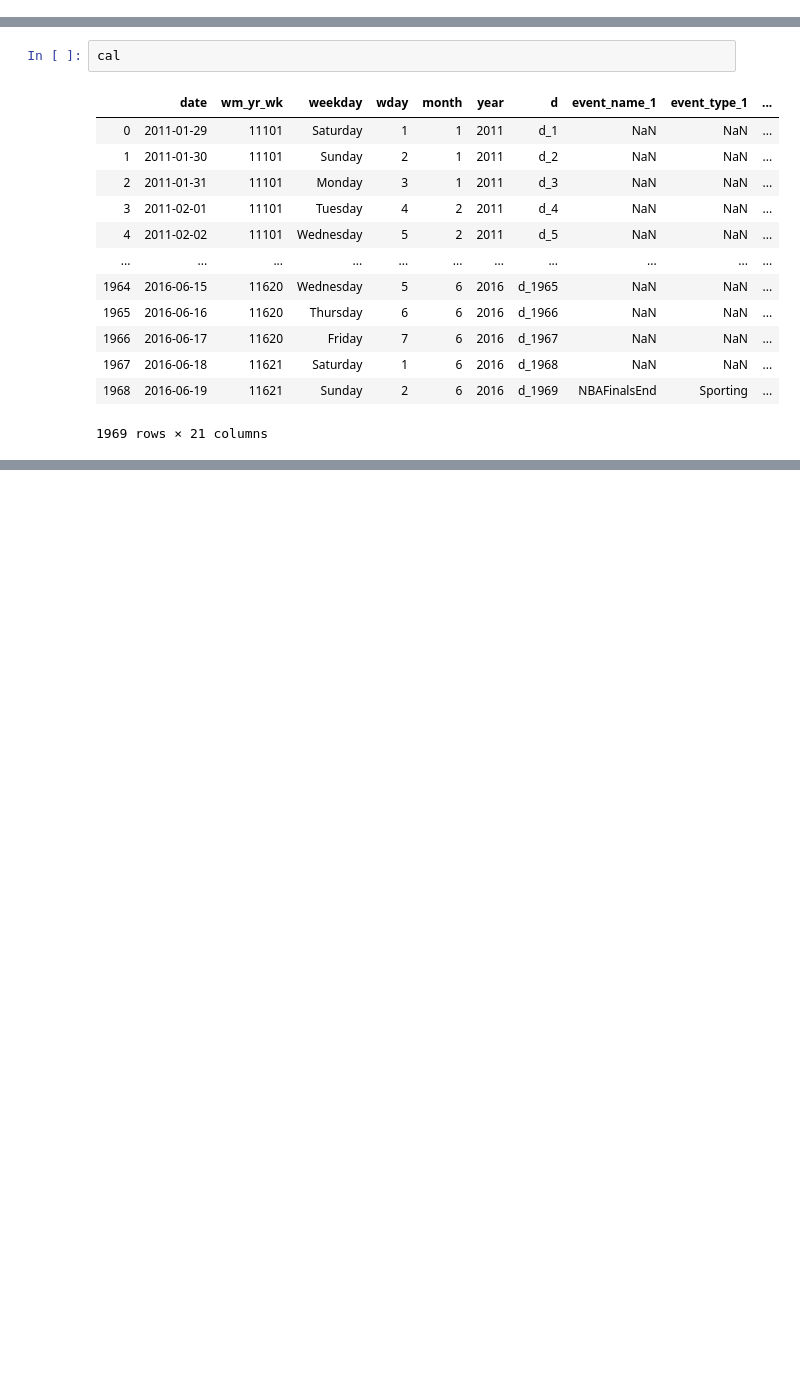
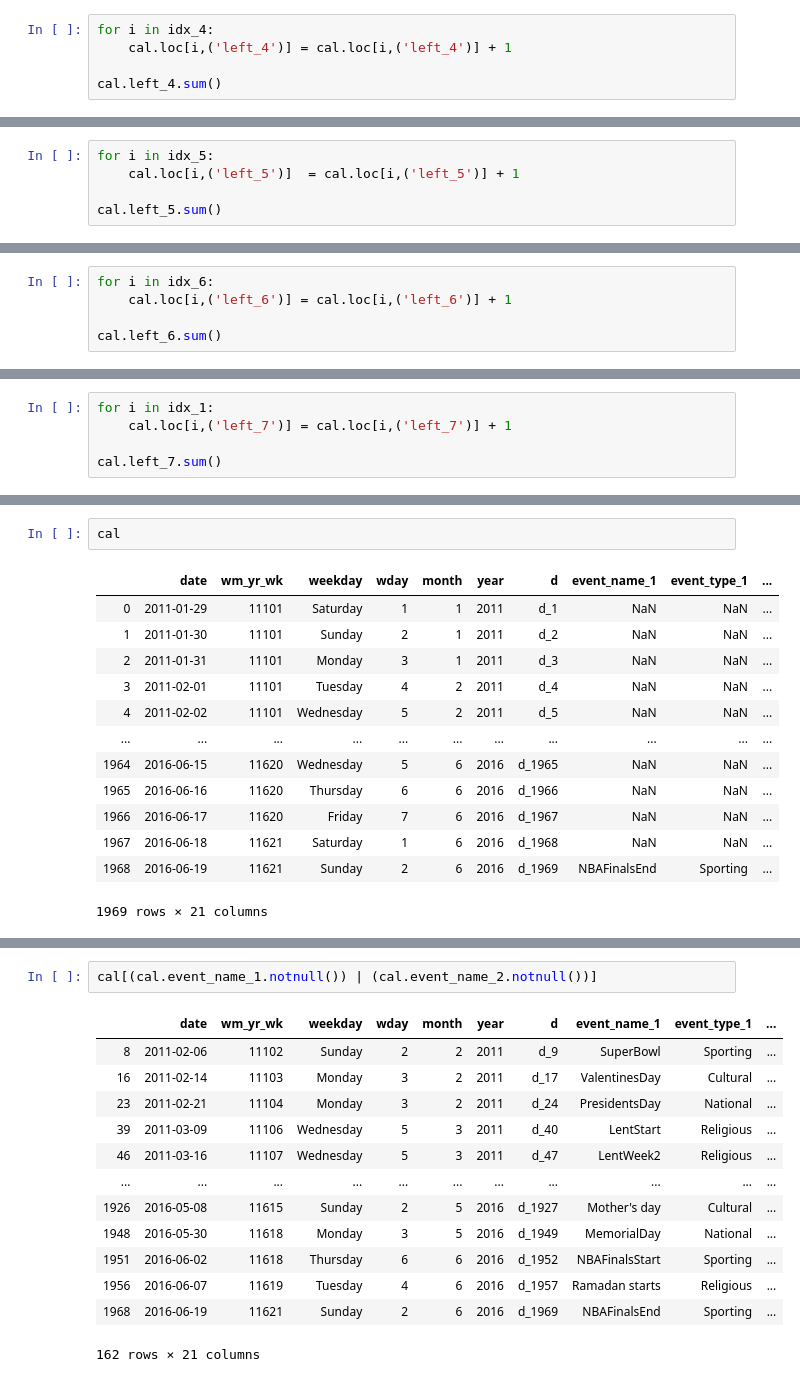
Before and after one commit to romanslipchuk/2020-03-25-M5-kaggle-challenge, a Jupyter notebook: Calendar OHE for events.ipynb, the cells around one changed output, grey strips where cells are left out. Drawn from its saved outputs; the diff is of its cells as text; blank space fills up the shorter version.

```diff
--- a/Calendar OHE for events.ipynb
+++ b/Calendar OHE for events.ipynb
@@ -90,0 +58,5 @@ cal.left_7.sum()
+# %%
+for i in idx_4:
+    cal.loc[i,('left_4')] = cal.loc[i,('left_4')] + 1
+
+cal.left_4.sum()
@@ -90,0 +65,5 @@ cal.left_7.sum()
+# %%
+for i in idx_5:
+    cal.loc[i,('left_5')]  = cal.loc[i,('left_5')] + 1
+
+cal.left_5.sum()
@@ -90,0 +72,5 @@ cal.left_7.sum()
+# %%
+for i in idx_6:
+    cal.loc[i,('left_6')] = cal.loc[i,('left_6')] + 1
+
+cal.left_6.sum()
@@ -90,0 +79,5 @@ cal.left_7.sum()
+# %%
+for i in idx_1:
+    cal.loc[i,('left_7')] = cal.loc[i,('left_7')] + 1
+
+cal.left_7.sum()
@@ -106,0 +132,16 @@ cal
+# %%
+cal[(cal.event_name_1.notnull()) | (cal.event_name_2.notnull())]
+# %% [output]
+|  | date | wm_yr_wk | weekday | wday | month | year | d | event_name_1 | event_type_1 | ... |
+| 8 | 2011-02-06 | 11102 | Sunday | 2 | 2 | 2011 | d_9 | SuperBowl | Sporting | ... |
+| 16 | 2011-02-14 | 11103 | Monday | 3 | 2 | 2011 | d_17 | ValentinesDay | Cultural | ... |
+| 23 | 2011-02-21 | 11104 | Monday | 3 | 2 | 2011 | d_24 | PresidentsDay | National | ... |
+| 39 | 2011-03-09 | 11106 | Wednesday | 5 | 3 | 2011 | d_40 | LentStart | Religious | ... |
+| 46 | 2011-03-16 | 11107 | Wednesday | 5 | 3 | 2011 | d_47 | LentWeek2 | Religious | ... |
+| ... | ... | ... | ... | ... | ... | ... | ... | ... | ... | ... |
+| 1926 | 2016-05-08 | 11615 | Sunday | 2 | 5 | 2016 | d_1927 | Mother's day | Cultural | ... |
+| 1948 | 2016-05-30 | 11618 | Monday | 3 | 5 | 2016 | d_1949 | MemorialDay | National | ... |
+| 1951 | 2016-06-02 | 11618 | Thursday | 6 | 6 | 2016 | d_1952 | NBAFinalsStart | Sporting | ... |
+| 1956 | 2016-06-07 | 11619 | Tuesday | 4 | 6 | 2016 | d_1957 | Ramadan starts | Religious | ... |
+| 1968 | 2016-06-19 | 11621 | Sunday | 2 | 6 | 2016 | d_1969 | NBAFinalsEnd | Sporting | ... |
+162 rows × 21 columns
```
Also changed, not shown: parts of 22 cells of this notebook.
